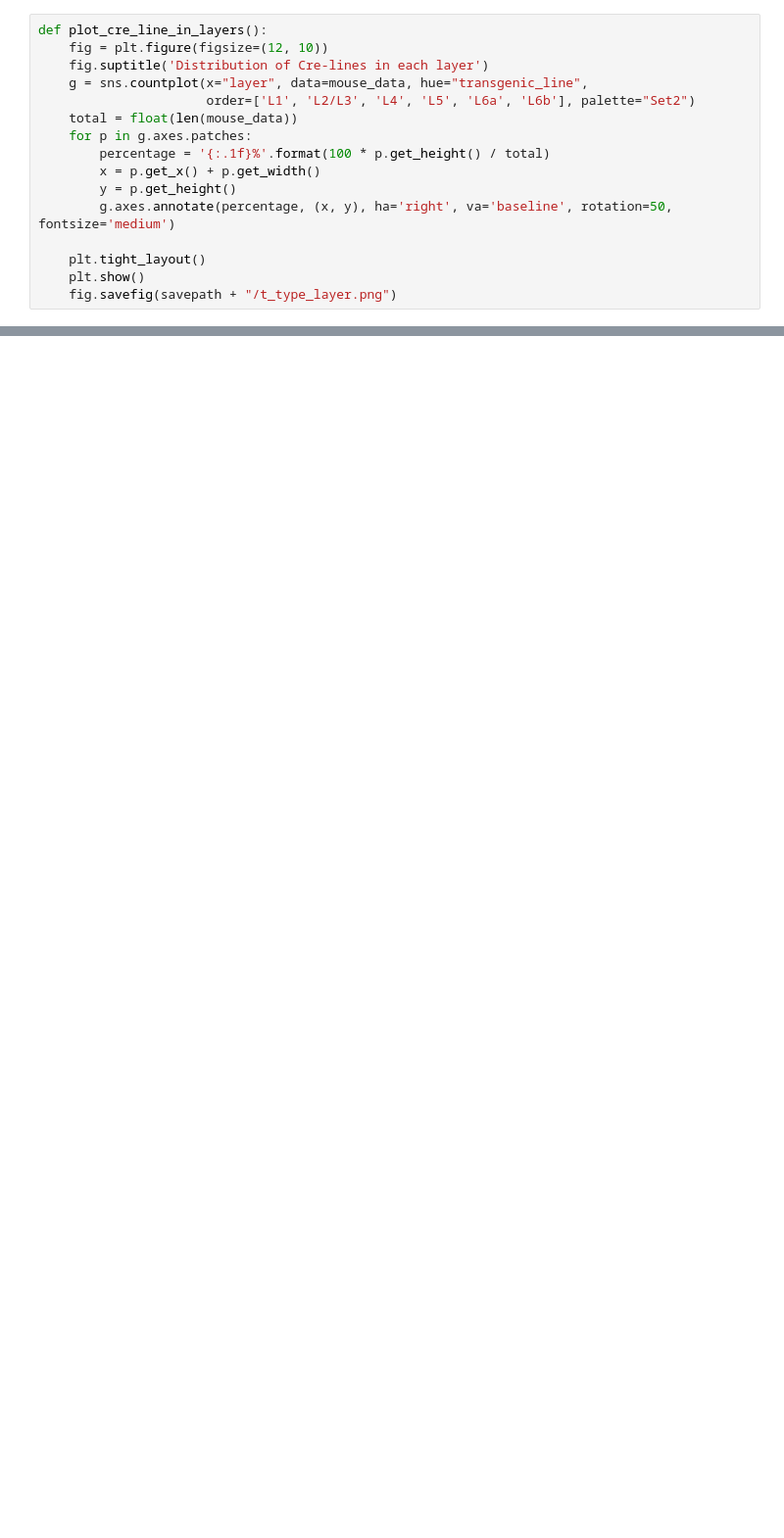
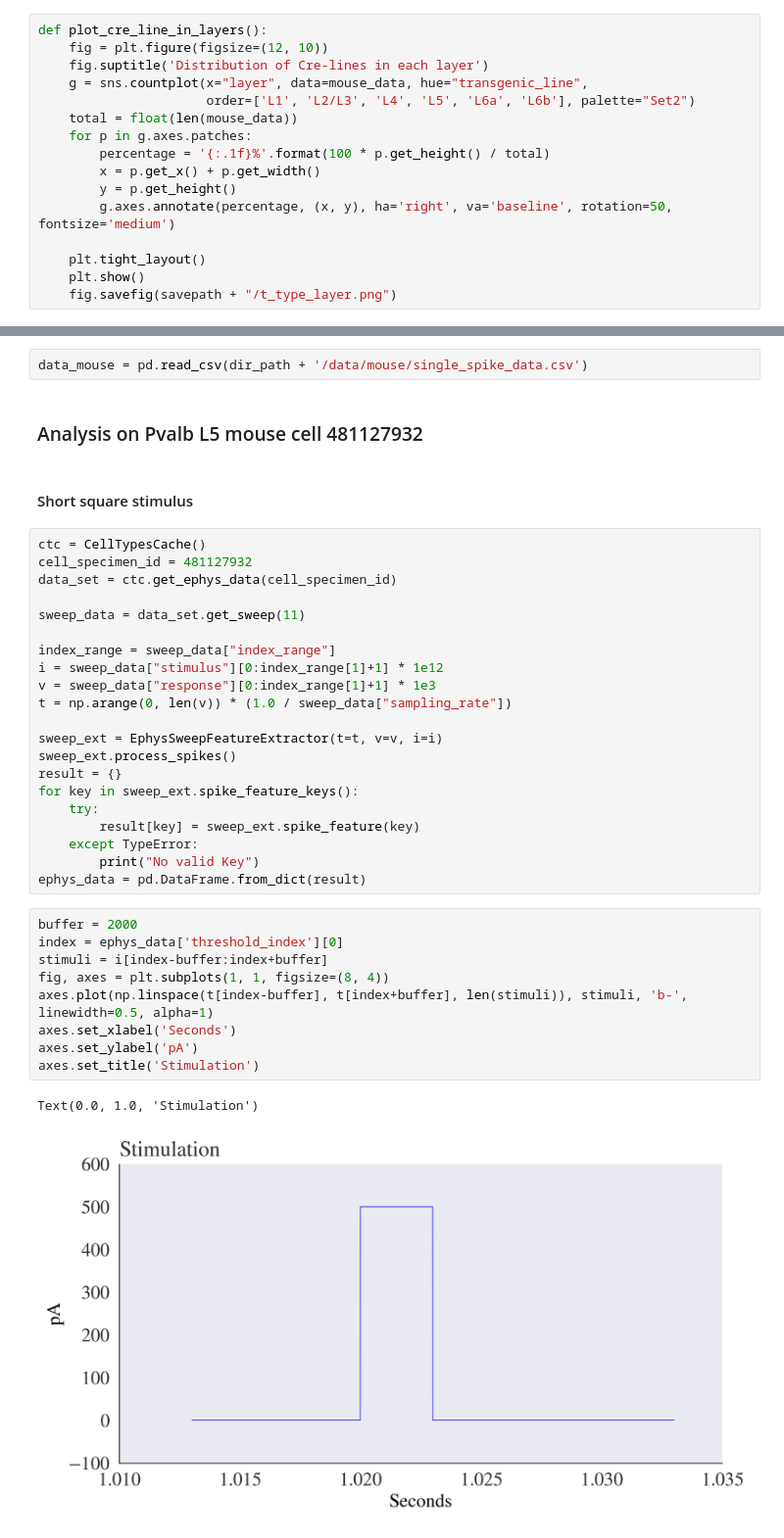
Before and after one commit to ofek181/Neuronal-Cell-Type-Classification, a Jupyter notebook: eda.ipynb, the cells around one changed output, grey strips where cells are left out. Shown at 98% size. Drawn from its saved outputs; the diff is of its cells as text; blank space fills up the shorter version.

```diff
--- a/eda.ipynb
+++ b/eda.ipynb
@@ -138,0 +143,39 @@ plot_cre_line_in_layers()
+# %%
+data_mouse = pd.read_csv(dir_path + '/data/mouse/single_spike_data.csv')
+# %% [markdown]
+### Analysis on Pvalb L5 mouse cell 481127932
+# %% [markdown]
+#### Short square stimulus
+# %%
+ctc = CellTypesCache()
+cell_specimen_id = 481127932
+data_set = ctc.get_ephys_data(cell_specimen_id)
+
+sweep_data = data_set.get_sweep(11)
+
+index_range = sweep_data["index_range"]
+i = sweep_data["stimulus"][0:index_range[1]+1] * 1e12
+v = sweep_data["response"][0:index_range[1]+1] * 1e3
+t = np.arange(0, len(v)) * (1.0 / sweep_data["sampling_rate"])
+
+sweep_ext = EphysSweepFeatureExtractor(t=t, v=v, i=i)
+sweep_ext.process_spikes()
+result = {}
+for key in sweep_ext.spike_feature_keys():
+    try:
+        result[key] = sweep_ext.spike_feature(key)
+    except TypeError:
+        print("No valid Key")
+ephys_data = pd.DataFrame.from_dict(result)
+# %%
+buffer = 2000
+index = ephys_data['threshold_index'][0]
+stimuli = i[index-buffer:index+buffer]
+fig, axes = plt.subplots(1, 1, figsize=(8, 4))
+axes.plot(np.linspace(t[index-buffer], t[index+buffer], len(stimuli)), stimuli, 'b-', linewidth=0.5, alpha=1)
+axes.set_xlabel('Seconds')
+axes.set_ylabel('pA')
+axes.set_title('Stimulation')
+# %% [output]
+Text(0.0, 1.0, 'Stimulation')
+[figure, added]
```
Also changed, not shown: parts of 32 cells of this notebook, 5 other files.
